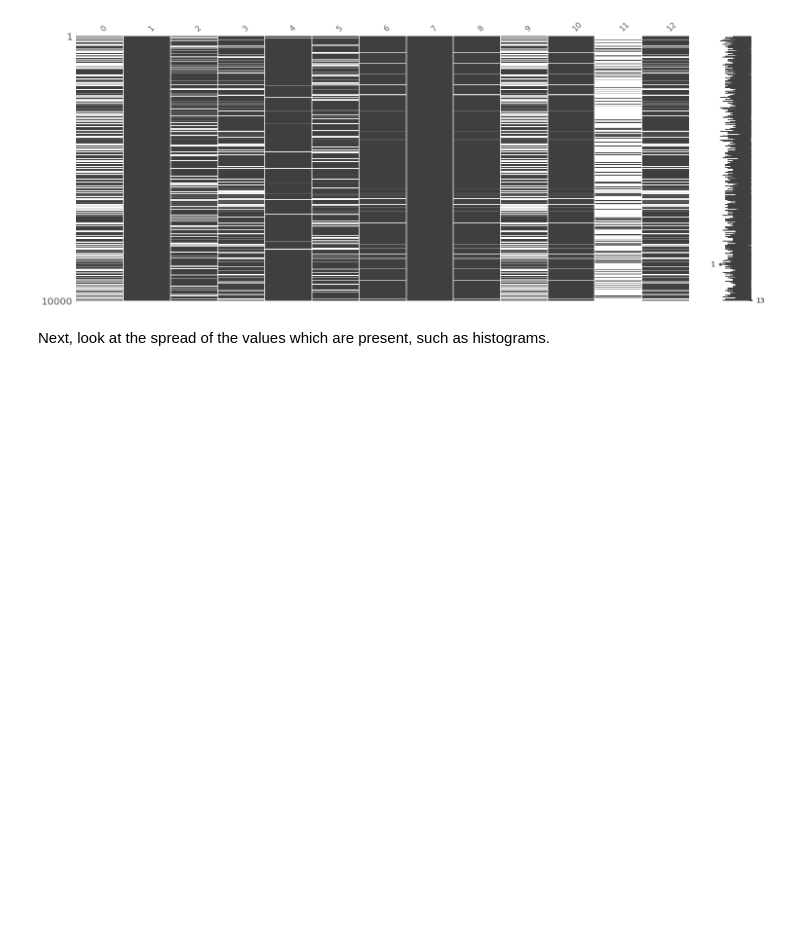
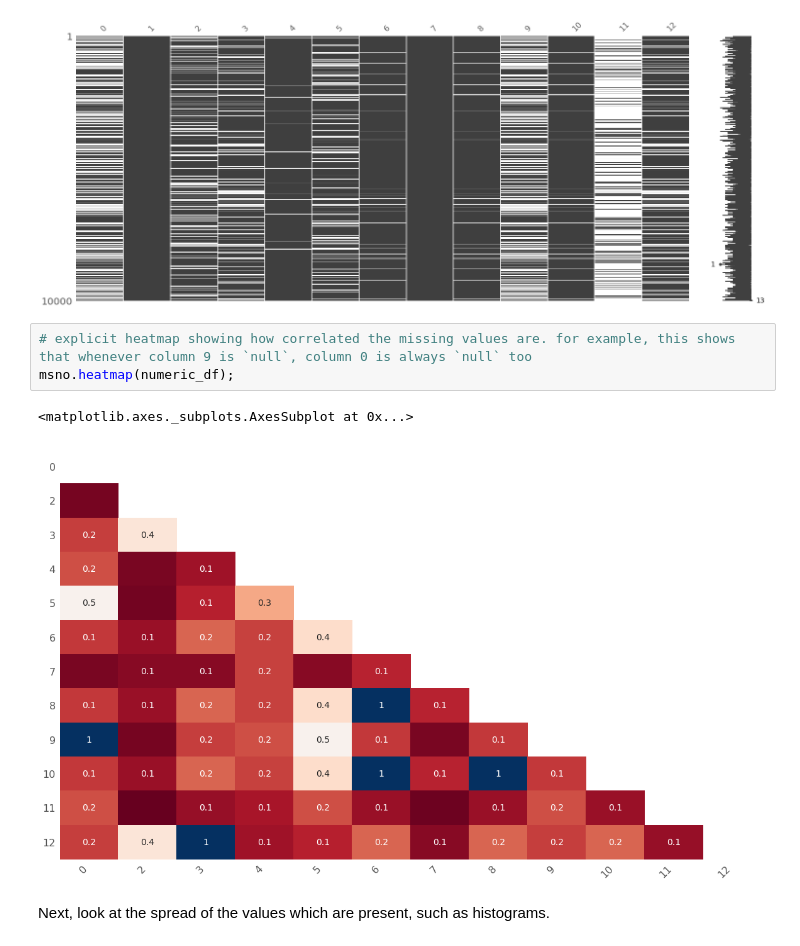
Before and after one commit to michelleliu103/w261_DisplayAdvertisingChallenge, a Jupyter notebook: andy-eda.ipynb, the cells around one changed output. Drawn from its saved outputs; the diff is of its cells as text; blank space fills up the shorter version.

Commit message:
add another plot

```diff
--- a/andy-eda.ipynb
+++ b/andy-eda.ipynb
@@ -71,6 +75,12 @@ Let's also visualize that. This will help to see if the missing values are corre
 msno.matrix(numeric_df);
 # %% [output]
 [figure]
+# %%
+# explicit heatmap showing how correlated the missing values are. for example, this shows that whenever column 9 is `null`, column 0 is always `null` too
+msno.heatmap(numeric_df);
+# %% [output]
+<matplotlib.axes._subplots.AxesSubplot at 0x...>
+[figure, added]
 # %% [markdown]
 Next, look at the spread of the values which are present, such as histograms.
 # %%
```
Also changed, not shown: parts of 4 cells of this notebook.
